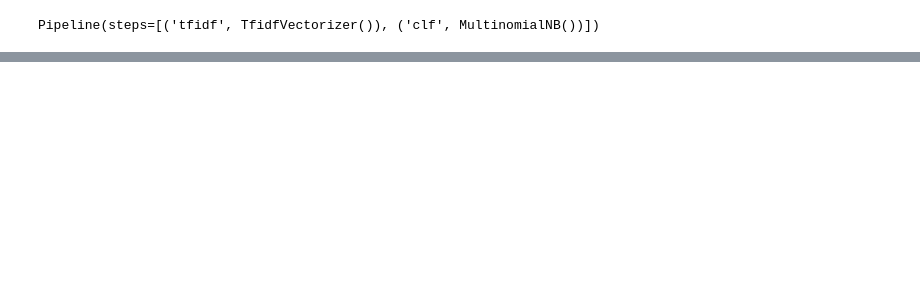
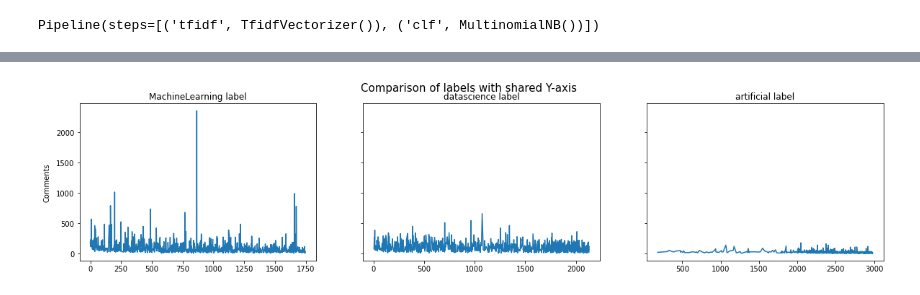
Before and after one commit to ravirajpurohit414/mscs, a Jupyter notebook: dm/text_classifier_final_project/main.ipynb, the cells around one changed output, grey strips where cells are left out. Cells and saved outputs as stored; diff of their text form; code cells hidden in the pictures; blank space fills up the shorter version.

```diff
--- a/dm/text_classifier_final_project/main.ipynb
+++ b/dm/text_classifier_final_project/main.ipynb
@@ -289,0 +694,19 @@ weighted avg       0.71      0.57      0.47       597
+# %%
+fig, axs = plt.subplots(1,3,sharey=True,figsize=(20,4))
+
+## comments
+axs[0].plot(data[data.subreddit=='MachineLearning'].comments)
+axs[0].set_title('MachineLearning label')
+
+axs[1].plot(data[data.subreddit=='datascience'].comments)
+axs[1].set_title('datascience label')
+
+axs[2].plot(data[data.subreddit=='artificial'].comments)
+axs[2].set_title('artificial label')
+
+fig.suptitle('Comparison of labels with shared Y-axis', fontsize=15)
+fig.text(0.09, 0.5, 'Comments', va='center', rotation='vertical')
+
+plt.show()
+# %% [output]
+[figure, added]
```
Also changed, not shown: parts of 97 cells of this notebook, 3 other files.
